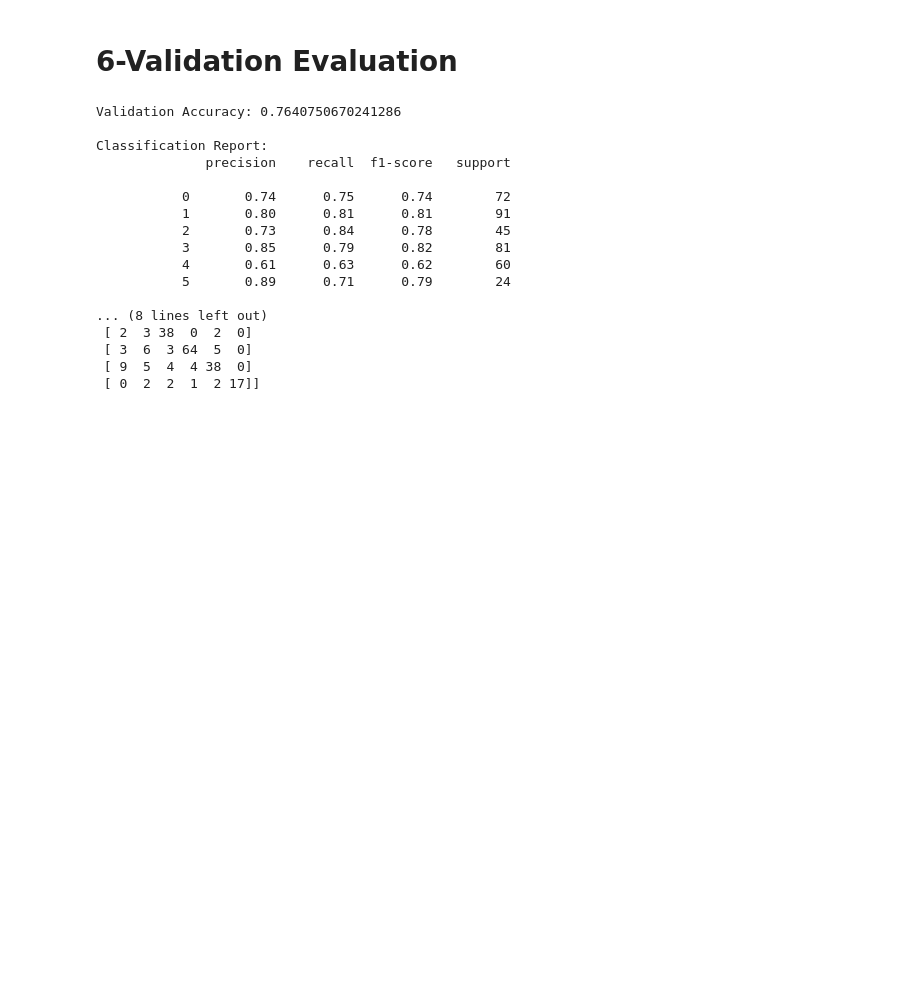
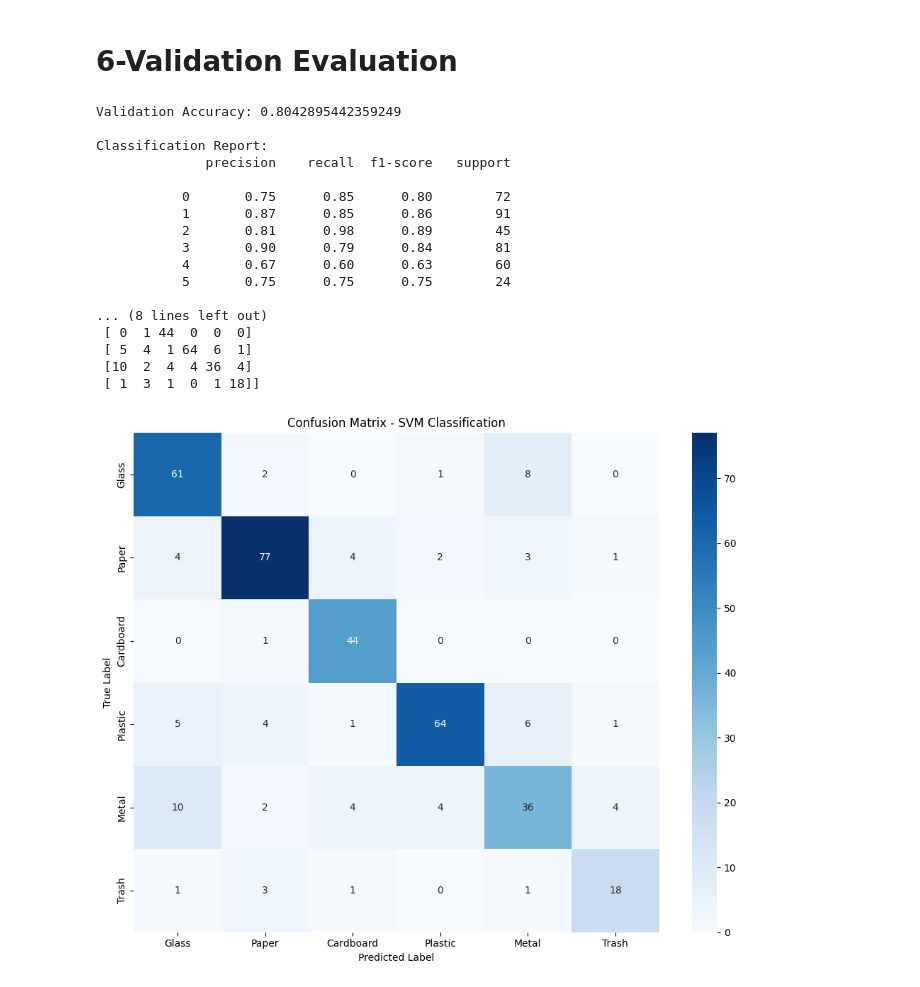
Before and after one commit to abdomohd26/msi-project, a Jupyter notebook: notebooks/exploration_SVM.ipynb, the cells around one changed output. Drawn from its saved outputs; the diff is of its cells as text; code cells hidden in the pictures; blank space fills up the shorter version.

```diff
--- a/notebooks/exploration_SVM.ipynb
+++ b/notebooks/exploration_SVM.ipynb
@@ -43,3 +43,10 @@ svm_pipeline = Pipeline([
+# %%
+class_weights = {0:1.0, 1:1.0, 2:1.2, 3:1.5, 4:1.5, 5:2.0}
+svm_pipeline = Pipeline([
+    ('scaler', StandardScaler()),
+    # ('pca', PCA(n_components=0.95, random_state=42)),
+    ('svm', SVC(kernel='rbf', C=10.0, gamma='scale', class_weight=class_weights))
+])
 # %% [markdown]
 # 5-Training SVM
 # %%
@@ -63,20 +71,40 @@ print(classification_report(y_val, y_pred))
 print("\nConfusion Matrix:")
 print(confusion_matrix(y_val, y_pred))
 # %% [output]
-Validation Accuracy: 0.7640750670241286
+Validation Accuracy: 0.8042895442359249
 
 Classification Report:
               precision    recall  f1-score   support
 
-           0       0.74      0.75      0.74        72
-           1       0.80      0.81      0.81        91
-           2       0.73      0.84      0.78        45
-           3       0.85      0.79      0.82        81
-           4       0.61      0.63      0.62        60
-           5       0.89      0.71      0.79        24
+           0       0.75      0.85      0.80        72
+           1       0.87      0.85      0.86        91
+           2       0.81      0.98      0.89        45
+           3       0.90      0.79      0.84        81
+           4       0.67      0.60      0.63        60
+           5       0.75      0.75      0.75        24
 
 ... (8 lines left out)
- [ 2  3 38  0  2  0]
- [ 3  6  3 64  5  0]
- [ 9  5  4  4 38  0]
- [ 0  2  2  1  2 17]]
+ [ 0  1 44  0  0  0]
+ [ 5  4  1 64  6  1]
+ [10  2  4  4 36  4]
+ [ 1  3  1  0  1 18]]
+# %%
+# 7-Confusion Matrix Visualization
+
+# Class names for better labels
+class_names = ['Glass', 'Paper', 'Cardboard', 'Plastic', 'Metal', 'Trash']
+
+# Create confusion matrix
+cm = confusion_matrix(y_val, y_pred)
+
+# Plot
+plt.figure(figsize=(10, 8))
+sns.heatmap(cm, annot=True, fmt='d', cmap='Blues',
+            xticklabels=class_names, yticklabels=class_names)
+plt.title('Confusion Matrix - SVM Classification')
+plt.xlabel('Predicted Label')
+plt.ylabel('True Label')
+plt.tight_layout()
+plt.show()
+# %% [output]
+[figure, added]
```
Also changed, not shown: parts of 7 cells of this notebook, 6 other files.
